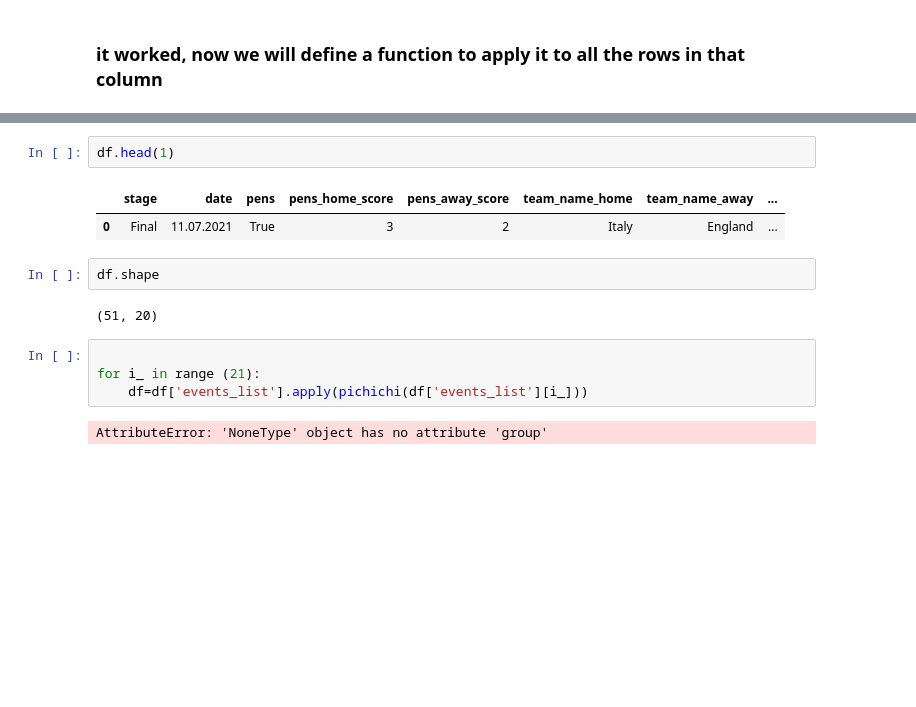
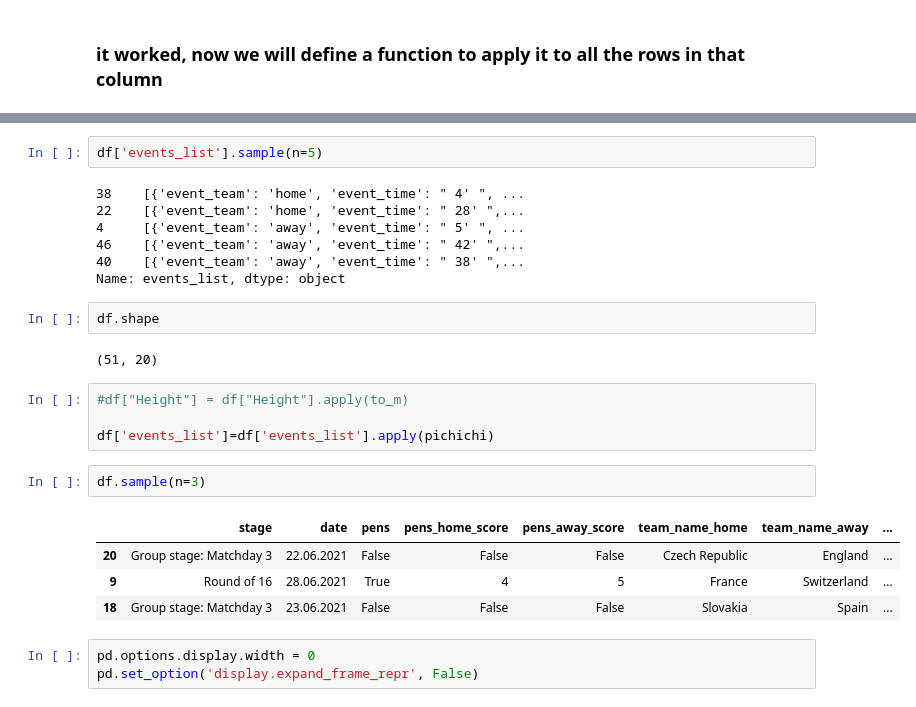
Before and after one commit to daynecdr/euro2020api-streamlit, a Jupyter notebook: database/data_fixing.ipynb, the cells around one changed output, grey strips where cells are left out. Cells and saved outputs as stored; diff of their text form; blank space fills up the shorter version.

```diff
--- a/database/data_fixing.ipynb
+++ b/database/data_fixing.ipynb
@@ -198,15 +173,27 @@ pichichi(df['events_list'][14])
 # %%
-df.head(1)
+df['events_list'].sample(n=5)
 # %% [output]
-|  | stage | date | pens | pens_home_score | pens_away_score | team_name_home | team_name_away | ... |
-| 0 | Final | 11.07.2021 | True | 3 | 2 | Italy | England | ... |
+38    [{'event_team': 'home', 'event_time': " 4' ", ...
+22    [{'event_team': 'home', 'event_time': " 28' ",...
+4     [{'event_team': 'away', 'event_time': " 5' ", ...
+46    [{'event_team': 'away', 'event_time': " 42' ",...
+40    [{'event_team': 'away', 'event_time': " 38' ",...
+Name: events_list, dtype: object
 # %%
 df.shape
 # %% [output]
 (51, 20)
 # %%
+#df["Height"] = df["Height"].apply(to_m)
 
-for i_ in range (21):
-    df=df['events_list'].apply(pichichi(df['events_list'][i_]))
+df['events_list']=df['events_list'].apply(pichichi)
-# %% [output]
-AttributeError: 'NoneType' object has no attribute 'group'
+# %%
+df.sample(n=3)
+# %% [output]
+|  | stage | date | pens | pens_home_score | pens_away_score | team_name_home | team_name_away | ... |
+| 20 | Group stage: Matchday 3 | 22.06.2021 | False | False | False | Czech Republic | England | ... |
+| 9 | Round of 16 | 28.06.2021 | True | 4 | 5 | France | Switzerland | ... |
+| 18 | Group stage: Matchday 3 | 23.06.2021 | False | False | False | Slovakia | Spain | ... |
+# %%
+pd.options.display.width = 0
+pd.set_option('display.expand_frame_repr', False)
```
Also changed, not shown: parts of 14 cells of this notebook.
